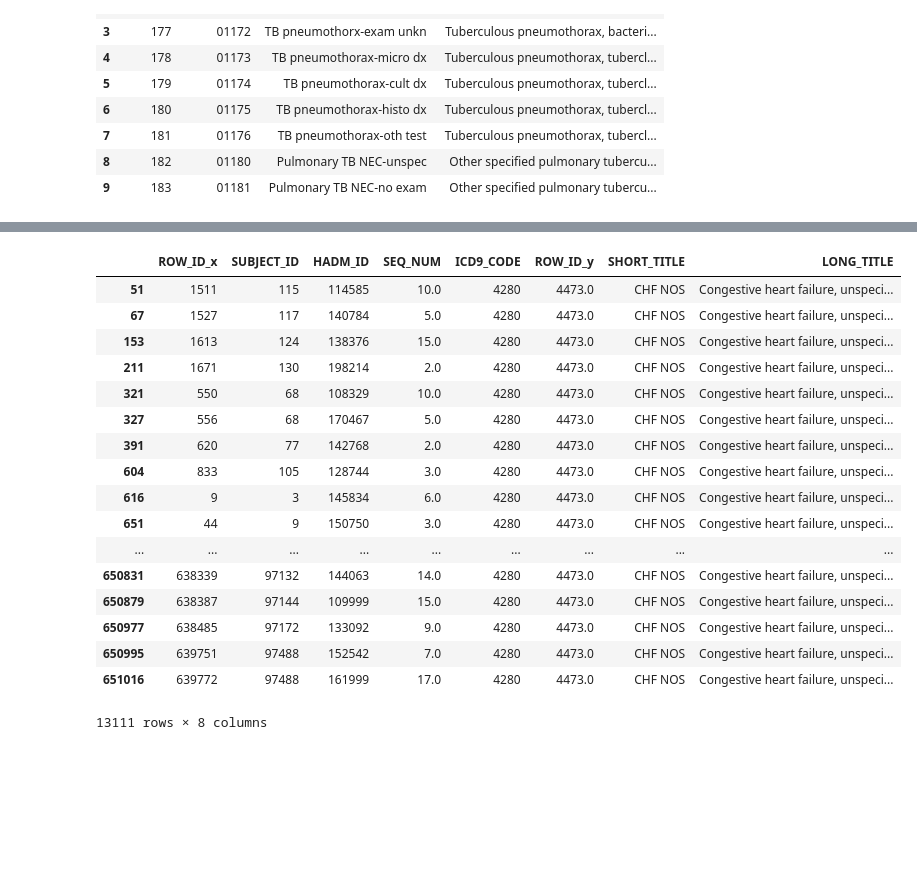
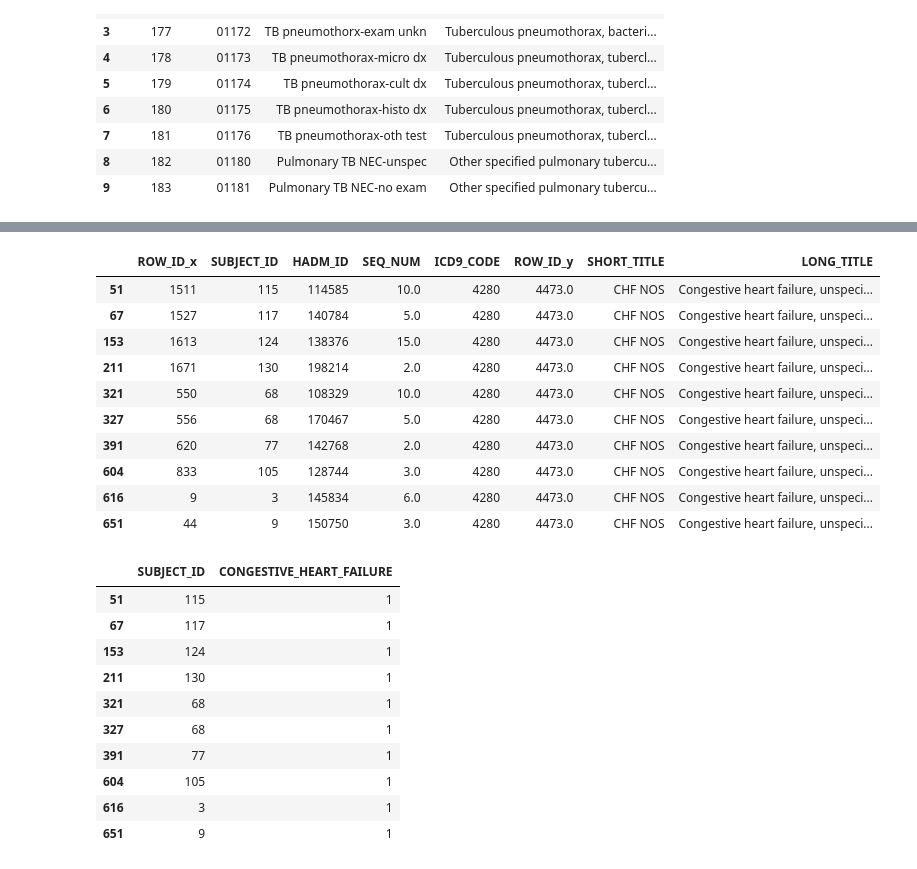
Before and after one commit to liuzi/Clinic-Analysis, a Jupyter notebook: Clustering.ipynb, the cells around one changed output, grey strips where cells are left out. Drawn from its saved outputs; the diff is of its cells as text; code cells hidden in the pictures; blank space fills up the shorter version.

```diff
--- a/Clustering.ipynb
+++ b/Clustering.ipynb
@@ -2,7 +2,7 @@
 ## read diagnose information from data/DIAGNOSES_ICD.csv
 # %%
 import pandas as pd
-diagnose_df = pd.read_csv('../data/DIAGNOSES_ICD.csv', sep=',', encoding='latin1')
+diagnose_df = pd.read_csv('../../data/DIAGNOSES_ICD.csv', sep=',', encoding='latin1')
 diagnose_df[:10]
 # %% [output]
 |  | ROW_ID | SUBJECT_ID | HADM_ID | SEQ_NUM | ICD9_CODE |
@@ -19,7 +19,7 @@ diagnose_df[:10]
 # %% [markdown]
 ## Read definition of ICD9_CODE from D_ICD_DIAGNOSES.csv
 # %%
-icd9_code_df = pd.read_csv('../data/D_ICD_DIAGNOSES.csv', sep=',', encoding='latin1')
+icd9_code_df = pd.read_csv('../../data/D_ICD_DIAGNOSES.csv', sep=',', encoding='latin1')
 icd9_code_df[:10]
 # %% [output]
 |  | ROW_ID | ICD9_CODE | SHORT_TITLE | LONG_TITLE |
@@ -59,23 +56,16 @@ dignoses_detailed_df.sort_values(by='SUBJECT_ID')
 # %%
 d_filtered = dignoses_detailed_df[dignoses_detailed_df.ICD9_CODE == '4280']
 # %%
-d_filtered
+d_filtered[:10]
 # %% [output]
 |  | ROW_ID_x | SUBJECT_ID | HADM_ID | SEQ_NUM | ICD9_CODE | ROW_ID_y | SHORT_TITLE | LONG_TITLE |
 | 51 | 1511 | 115 | 114585 | 10.0 | 4280 | 4473.0 | CHF NOS | Congestive heart failure, unspeci... |
 | 67 | 1527 | 117 | 140784 | 5.0 | 4280 | 4473.0 | CHF NOS | Congestive heart failure, unspeci... |
 | 153 | 1613 | 124 | 138376 | 15.0 | 4280 | 4473.0 | CHF NOS | Congestive heart failure, unspeci... |
 | 211 | 1671 | 130 | 198214 | 2.0 | 4280 | 4473.0 | CHF NOS | Congestive heart failure, unspeci... |
 | 321 | 550 | 68 | 108329 | 10.0 | 4280 | 4473.0 | CHF NOS | Congestive heart failure, unspeci... |
 | 327 | 556 | 68 | 170467 | 5.0 | 4280 | 4473.0 | CHF NOS | Congestive heart failure, unspeci... |
 | 391 | 620 | 77 | 142768 | 2.0 | 4280 | 4473.0 | CHF NOS | Congestive heart failure, unspeci... |
 | 604 | 833 | 105 | 128744 | 3.0 | 4280 | 4473.0 | CHF NOS | Congestive heart failure, unspeci... |
 | 616 | 9 | 3 | 145834 | 6.0 | 4280 | 4473.0 | CHF NOS | Congestive heart failure, unspeci... |
 | 651 | 44 | 9 | 150750 | 3.0 | 4280 | 4473.0 | CHF NOS | Congestive heart failure, unspeci... |
-| ... | ... | ... | ... | ... | ... | ... | ... | ... |
-| 650831 | 638339 | 97132 | 144063 | 14.0 | 4280 | 4473.0 | CHF NOS | Congestive heart failure, unspeci... |
-| 650879 | 638387 | 97144 | 109999 | 15.0 | 4280 | 4473.0 | CHF NOS | Congestive heart failure, unspeci... |
-| 650977 | 638485 | 97172 | 133092 | 9.0 | 4280 | 4473.0 | CHF NOS | Congestive heart failure, unspeci... |
-| 650995 | 639751 | 97488 | 152542 | 7.0 | 4280 | 4473.0 | CHF NOS | Congestive heart failure, unspeci... |
-| 651016 | 639772 | 97488 | 161999 | 17.0 | 4280 | 4473.0 | CHF NOS | Congestive heart failure, unspeci... |
-13111 rows × 8 columns
@@ -81,0 +76,14 @@ d_filtered
+# %%
+final_label_df[:10]
+# %% [output]
+|  | SUBJECT_ID | CONGESTIVE_HEART_FAILURE |
+| 51 | 115 | 1 |
+| 67 | 117 | 1 |
+| 153 | 124 | 1 |
+| 211 | 130 | 1 |
+| 321 | 68 | 1 |
+| 327 | 68 | 1 |
+| 391 | 77 | 1 |
+| 604 | 105 | 1 |
+| 616 | 3 | 1 |
+| 651 | 9 | 1 |
```
Also changed, not shown: parts of 16 cells of this notebook.
